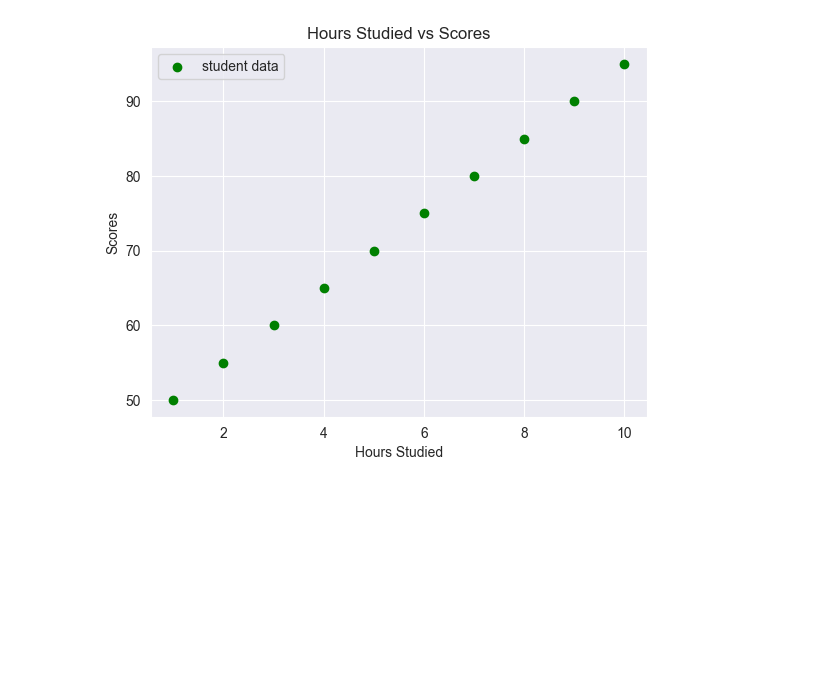
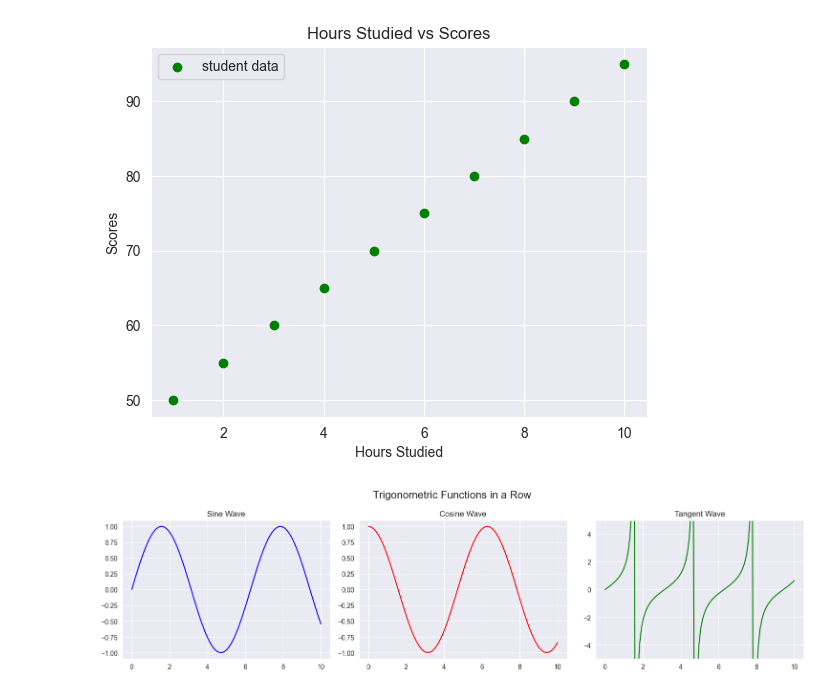
Before and after one commit to Ansh-Patoliya/python_learning, a Jupyter notebook: day_29/matplotlib_part3.ipynb, the cells around one changed output. Saved outputs shown, nothing was run; the diff lists cells and outputs as text; code cells hidden in the pictures; blank space fills up the shorter version.

Commit message:
Add new plotting techniques to PROGRESS.md; include subplots and object-oriented approach

```diff
--- a/day_29/matplotlib_part3.ipynb
+++ b/day_29/matplotlib_part3.ipynb
@@ -113,3 +113,33 @@ plt.grid(True)
 plt.show()
 # %% [output]
 [figure]
+# %%
+import numpy as np
+
+x = np.linspace(0, 10, 100)
+
+# 1 row ane 3 column vali subplot grid banavo
+# figsize=(width, height) inches ma aape chhe
+fig, ax = plt.subplots(1, 3, figsize=(15, 4))
+
+# Pahelo subplot (ax[0])
+ax[0].plot(x, np.sin(x), color='blue')
+ax[0].set_title('Sine Wave')
+
+# Bijo subplot (ax[1])
+ax[1].plot(x, np.cos(x), color='red')
+ax[1].set_title('Cosine Wave')
+
+# Trijo subplot (ax[2])
+ax[2].plot(x, np.tan(x), color='green')
+ax[2].set_title('Tangent Wave')
+ax[2].set_ylim(-5, 5) # Y-limit set kari
+
+# Aakha figure mate ek motu title
+fig.suptitle('Trigonometric Functions in a Row', fontsize=16)
+
+# Layout ne saras rite adjust karva
+plt.tight_layout()
+plt.show()
+# %% [output]
+[figure, added]
```
Also changed, not shown: parts of 2 cells of this notebook, 1 other file.
